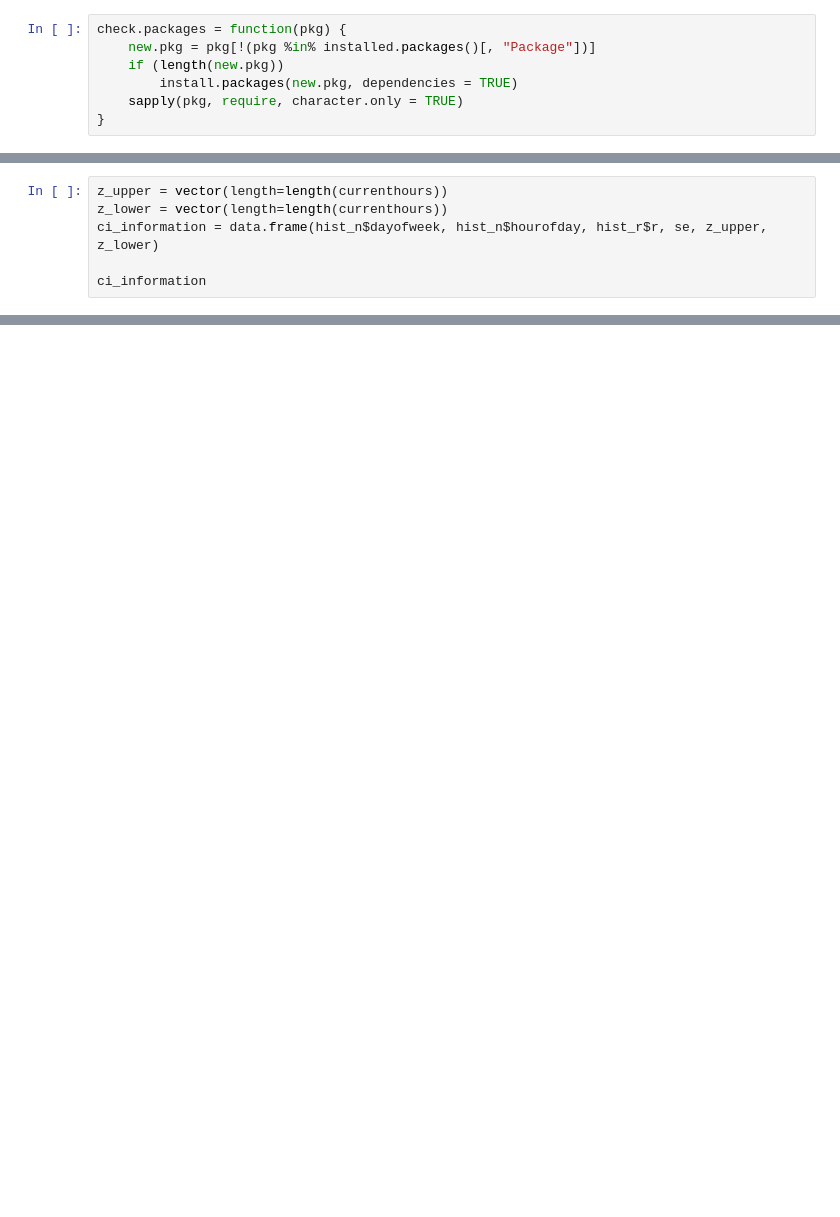
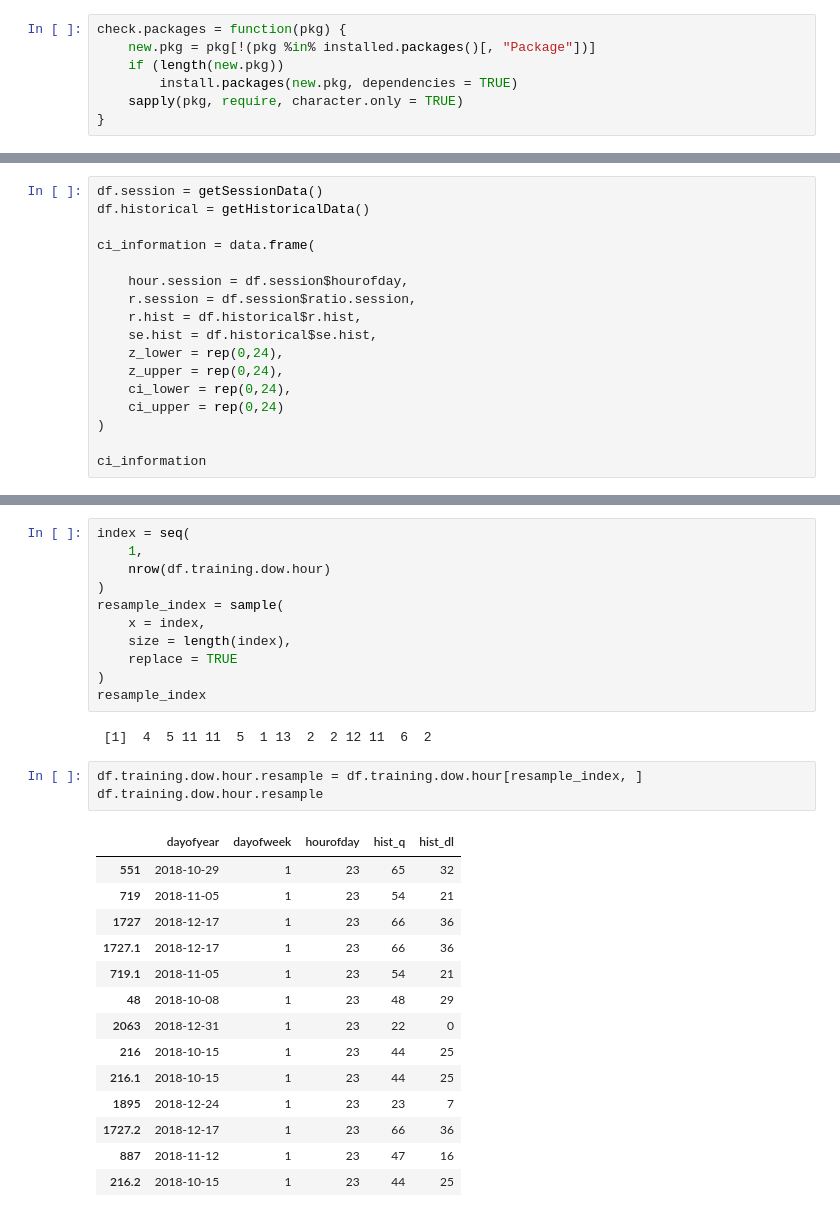
Before and after one commit to jasonchang2018/funnel-anomaly-detection, a Jupyter notebook: preprocessing/reuse-bv-q-bootstrap-bounds.ipynb, the cells around one changed output, grey strips where cells are left out. Saved outputs shown, nothing was run; the diff lists cells and outputs as text; blank space fills up the shorter version.

```diff
--- a/preprocessing/reuse-bv-q-bootstrap-bounds.ipynb
+++ b/preprocessing/reuse-bv-q-bootstrap-bounds.ipynb
@@ -189,6 +46,0 @@ se = sqrt((hist_r[,3]^2*histsd_histq[,3]^2 + histsd_histdl[,3]^2 - 2*hist_r[,3]*
-# %%
-z_upper = vector(length=length(currenthours))
-z_lower = vector(length=length(currenthours))
-ci_information = data.frame(hist_n$dayofweek, hist_n$hourofday, hist_r$r, se, z_upper, z_lower)
-
-ci_information
@@ -243,0 +185,17 @@ p2
+# %%
+df.session = getSessionData()
+df.historical = getHistoricalData()
+
+ci_information = data.frame(
+
+    hour.session = df.session$hourofday,
+    r.session = df.session$ratio.session,
+    r.hist = df.historical$r.hist,
+    se.hist = df.historical$se.hist,
+    z_lower = rep(0,24),
+    z_upper = rep(0,24),
+    ci_lower = rep(0,24),
+    ci_upper = rep(0,24)
+)
+
+ci_information
@@ -243,0 +310,31 @@ p2
+# %%
+index = seq(
+    1,
+    nrow(df.training.dow.hour)
+)
+resample_index = sample(
+    x = index,
+    size = length(index),
+    replace = TRUE
+)
+resample_index
+# %% [output]
+ [1]  4  5 11 11  5  1 13  2  2 12 11  6  2
+# %%
+df.training.dow.hour.resample = df.training.dow.hour[resample_index, ]
+df.training.dow.hour.resample
+# %% [output]
+|  | dayofyear | dayofweek | hourofday | hist_q | hist_dl |
+| 551 | 2018-10-29 | 1 | 23 | 65 | 32 |
+| 719 | 2018-11-05 | 1 | 23 | 54 | 21 |
+| 1727 | 2018-12-17 | 1 | 23 | 66 | 36 |
+| 1727.1 | 2018-12-17 | 1 | 23 | 66 | 36 |
+| 719.1 | 2018-11-05 | 1 | 23 | 54 | 21 |
+| 48 | 2018-10-08 | 1 | 23 | 48 | 29 |
+| 2063 | 2018-12-31 | 1 | 23 | 22 | 0 |
+| 216 | 2018-10-15 | 1 | 23 | 44 | 25 |
+| 216.1 | 2018-10-15 | 1 | 23 | 44 | 25 |
+| 1895 | 2018-12-24 | 1 | 23 | 23 | 7 |
+| 1727.2 | 2018-12-17 | 1 | 23 | 66 | 36 |
+| 887 | 2018-11-12 | 1 | 23 | 47 | 16 |
+| 216.2 | 2018-10-15 | 1 | 23 | 44 | 25 |
```
Also changed, not shown: parts of 29 cells of this notebook, 2 other files.
